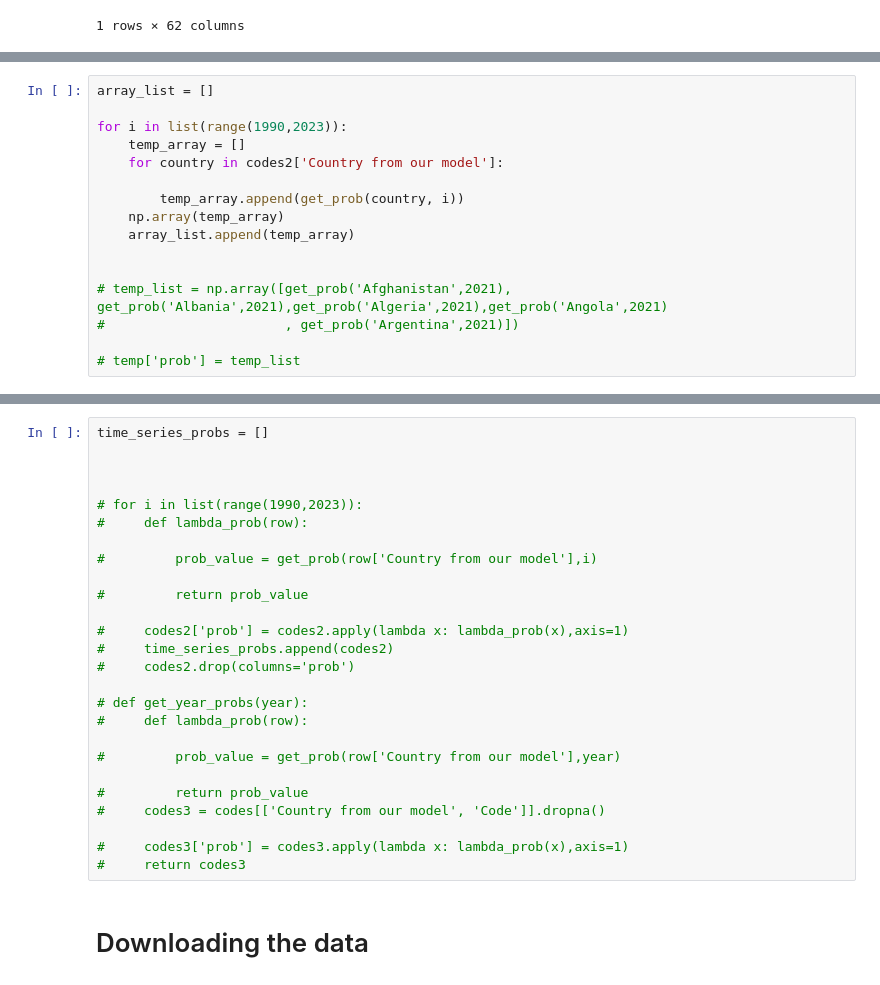
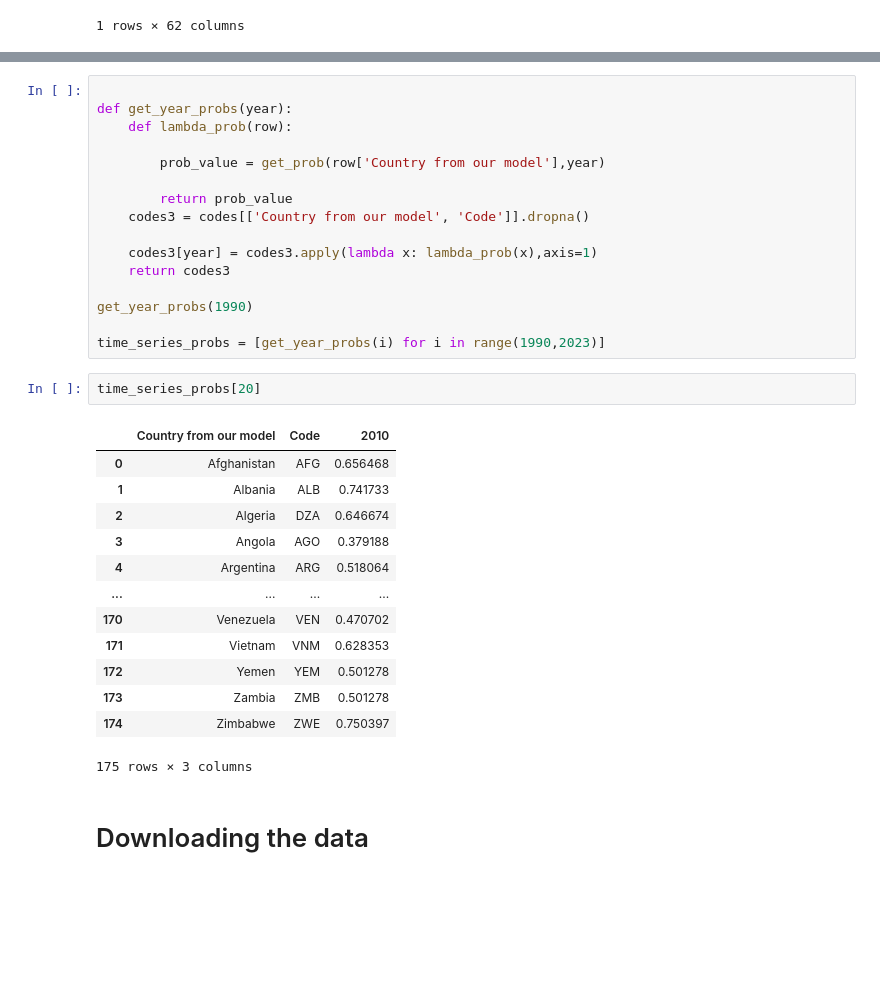
Before and after one commit to yasmeeenm/conflict_prediction, a Jupyter notebook: Ali_folder/Data5_backup.ipynb, the cells around one changed output, grey strips where cells are left out. Drawn from its saved outputs; the diff is of its cells as text; blank space fills up the shorter version.

```diff
--- a/Ali_folder/Data5_backup.ipynb
+++ b/Ali_folder/Data5_backup.ipynb
@@ -588,19 +588,3 @@ codes2
 | 173 | Zambia | ZMB |
 | 174 | Zimbabwe | ZWE |
 175 rows × 2 columns
-# %%
-array_list = []
-
-for i in list(range(1990,2023)):
-    temp_array = []
-    for country in codes2['Country from our model']:
-
-        temp_array.append(get_prob(country, i))
-    np.array(temp_array)
-    array_list.append(temp_array)
-
-
-# temp_list = np.array([get_prob('Afghanistan',2021), get_prob('Albania',2021),get_prob('Algeria',2021),get_prob('Angola',2021)
-#                       , get_prob('Argentina',2021)])
-
-# temp['prob'] = temp_list
@@ -647,29 +591,35 @@ year_prob_list[8]
-# %%
-time_series_probs = []
-
-
-
-# for i in list(range(1990,2023)):
-#     def lambda_prob(row):
-
-#         prob_value = get_prob(row['Country from our model'],i)
-
-#         return prob_value
-
-#     codes2['prob'] = codes2.apply(lambda x: lambda_prob(x),axis=1)
-#     time_series_probs.append(codes2)
-#     codes2.drop(columns='prob')
-
-# def get_year_probs(year):
-#     def lambda_prob(row):
-
-#         prob_value = get_prob(row['Country from our model'],year)
-
-#         return prob_value
-#     codes3 = codes[['Country from our model', 'Code']].dropna()
-
-#     codes3['prob'] = codes3.apply(lambda x: lambda_prob(x),axis=1)
-#     return codes3
+# %%
+
+def get_year_probs(year):
+    def lambda_prob(row):
+
+        prob_value = get_prob(row['Country from our model'],year)
+
+        return prob_value
+    codes3 = codes[['Country from our model', 'Code']].dropna()
+
+    codes3[year] = codes3.apply(lambda x: lambda_prob(x),axis=1)
+    return codes3
+
+get_year_probs(1990)
+
+time_series_probs = [get_year_probs(i) for i in range(1990,2023)]
+# %%
+time_series_probs[20]
+# %% [output]
+|  | Country from our model | Code | 2010 |
+| 0 | Afghanistan | AFG | 0.656468 |
+| 1 | Albania | ALB | 0.741733 |
+| 2 | Algeria | DZA | 0.646674 |
+| 3 | Angola | AGO | 0.379188 |
+| 4 | Argentina | ARG | 0.518064 |
+| ... | ... | ... | ... |
+| 170 | Venezuela | VEN | 0.470702 |
+| 171 | Vietnam | VNM | 0.628353 |
+| 172 | Yemen | YEM | 0.501278 |
+| 173 | Zambia | ZMB | 0.501278 |
+| 174 | Zimbabwe | ZWE | 0.750397 |
+175 rows × 3 columns
 # %% [markdown]
 # Downloading the data
 # %%
```
Also changed, not shown: parts of 17 cells of this notebook.
